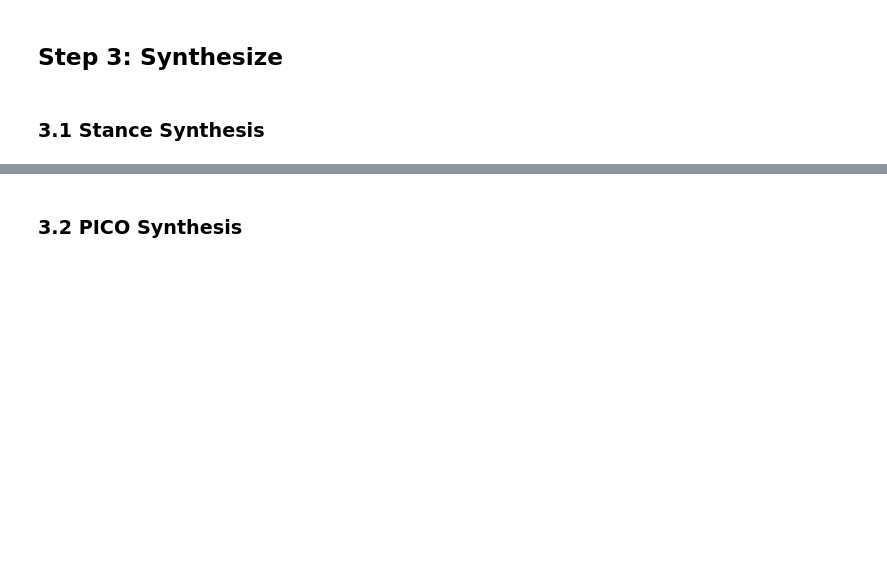
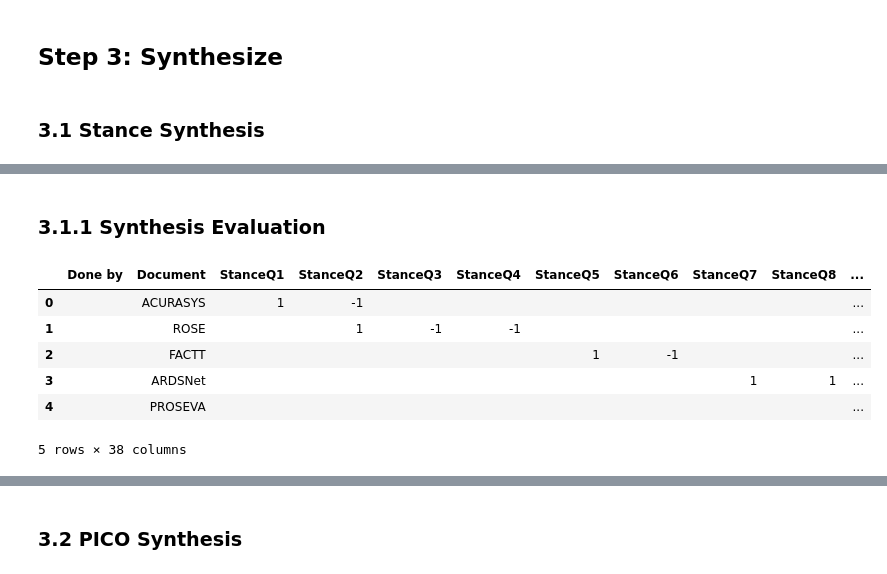
Before and after one commit to suim-park/GraphRAG_experiments, a Jupyter notebook: synthesis.ipynb, the cells around one changed output, grey strips where cells are left out. Cells and saved outputs as stored; diff of their text form; code cells hidden in the pictures; blank space fills up the shorter version.

```diff
--- a/synthesis.ipynb
+++ b/synthesis.ipynb
@@ -165,0 +226,22 @@ Hybrid Response:  {
+# %% [markdown]
+### 3.1.1 Synthesis Evaluation
+# %%
+# Load the stance spreadsheet
+stance_worksheet = spreadsheet.get_worksheet(4)
+
+# Get all records as a list of dictionaries
+stance_data = stance_worksheet.get_all_records()
+
+# Convert to Pandas DataFrame
+df_Stance = pd.DataFrame(stance_data)
+
+# Display the first few rows of DataFrame
+display(df_Stance.head())
+# %% [output]
+|  | Done by | Document | StanceQ1 | StanceQ2 | StanceQ3 | StanceQ4 | StanceQ5 | StanceQ6 | StanceQ7 | StanceQ8 | ... |
+| 0 |  | ACURASYS | 1 | -1 |  |  |  |  |  |  | ... |
+| 1 |  | ROSE |  | 1 | -1 | -1 |  |  |  |  | ... |
+| 2 |  | FACTT |  |  |  |  | 1 | -1 |  |  | ... |
+| 3 |  | ARDSNet |  |  |  |  |  |  | 1 | 1 | ... |
+| 4 |  | PROSEVA |  |  |  |  |  |  |  |  | ... |
+5 rows × 38 columns
```
Also changed, not shown: parts of 18 cells of this notebook, 7 other files.
